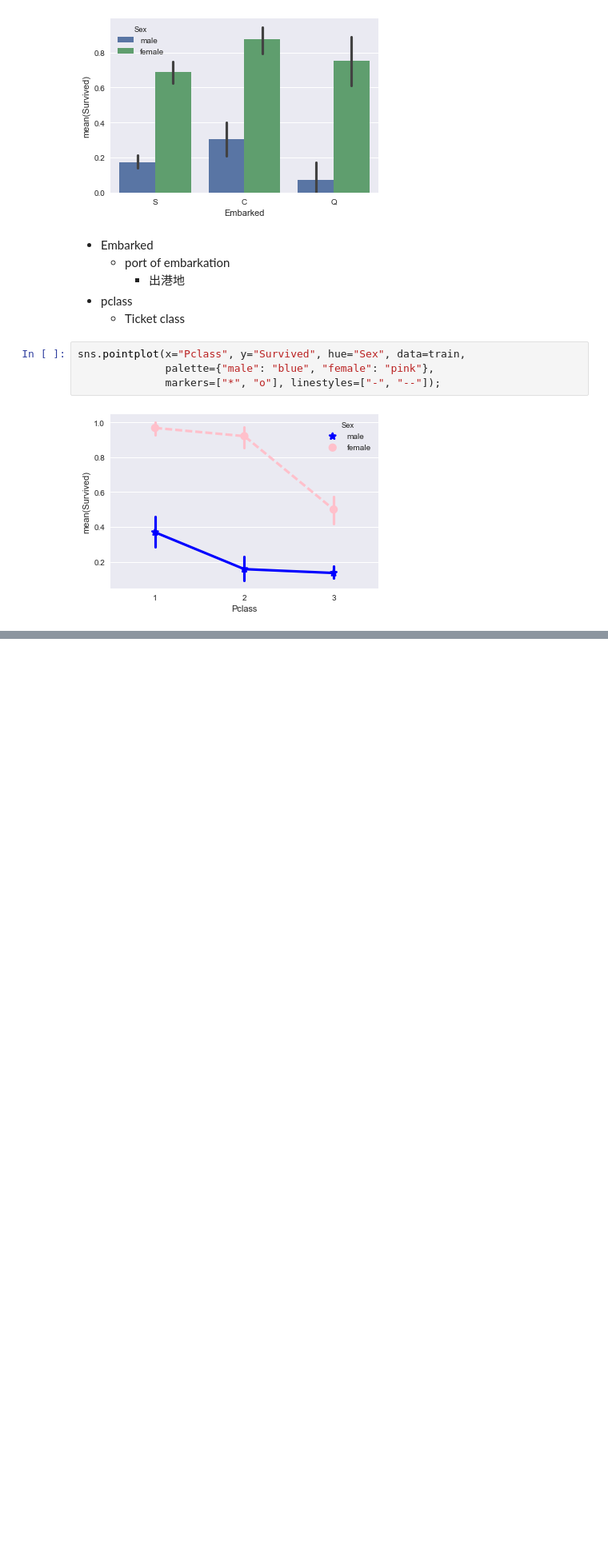
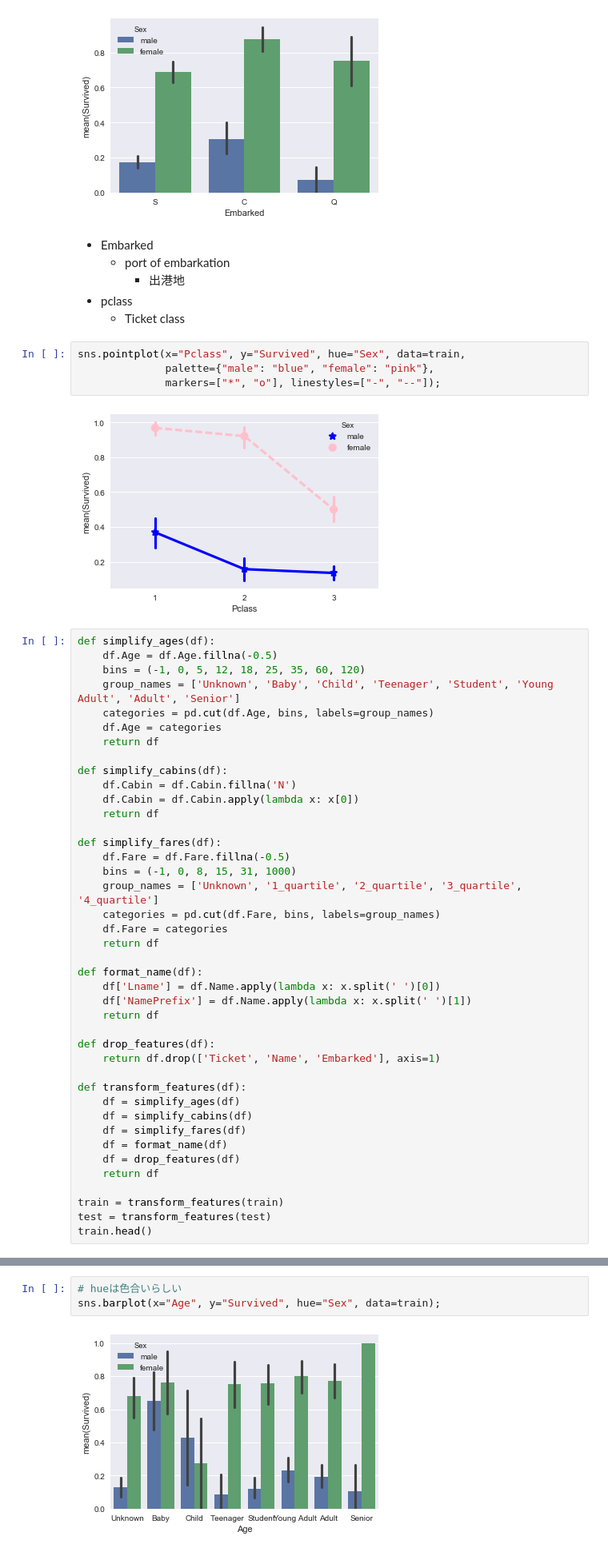
Before and after one commit to ara-ta3/kaggle-titanic-getting-started, a Jupyter notebook: Kaggle.ipynb, the cells around one changed output, grey strips where cells are left out. Shown at 80% size. Saved outputs shown, nothing was run; the diff lists cells and outputs as text; blank space fills up the shorter version.

```diff
--- a/Kaggle.ipynb
+++ b/Kaggle.ipynb
@@ -87,3 +87,44 @@ sns.pointplot(x="Pclass", y="Survived", hue="Sex", data=train,
               markers=["*", "o"], linestyles=["-", "--"]);
 # %% [output]
 [figure]
+# %%
+def simplify_ages(df):
+    df.Age = df.Age.fillna(-0.5)
+    bins = (-1, 0, 5, 12, 18, 25, 35, 60, 120)
+    group_names = ['Unknown', 'Baby', 'Child', 'Teenager', 'Student', 'Young Adult', 'Adult', 'Senior']
+    categories = pd.cut(df.Age, bins, labels=group_names)
+    df.Age = categories
+    return df
+
+def simplify_cabins(df):
+    df.Cabin = df.Cabin.fillna('N')
+    df.Cabin = df.Cabin.apply(lambda x: x[0])
+    return df
+
+def simplify_fares(df):
+    df.Fare = df.Fare.fillna(-0.5)
+    bins = (-1, 0, 8, 15, 31, 1000)
+    group_names = ['Unknown', '1_quartile', '2_quartile', '3_quartile', '4_quartile']
+    categories = pd.cut(df.Fare, bins, labels=group_names)
+    df.Fare = categories
+    return df
+
+def format_name(df):
+    df['Lname'] = df.Name.apply(lambda x: x.split(' ')[0])
+    df['NamePrefix'] = df.Name.apply(lambda x: x.split(' ')[1])
+    return df
+
+def drop_features(df):
+    return df.drop(['Ticket', 'Name', 'Embarked'], axis=1)
+
+def transform_features(df):
+    df = simplify_ages(df)
+    df = simplify_cabins(df)
+    df = simplify_fares(df)
+    df = format_name(df)
+    df = drop_features(df)
+    return df
+
+train = transform_features(train)
+test = transform_features(test)
+train.head()
@@ -89,0 +148,5 @@ sns.pointplot(x="Pclass", y="Survived", hue="Sex", data=train,
+# %%
+# hueは色合いらしい
+sns.barplot(x="Age", y="Survived", hue="Sex", data=train);
+# %% [output]
+[figure, added]
```
Also changed, not shown: parts of 13 cells of this notebook, 1 other file.
